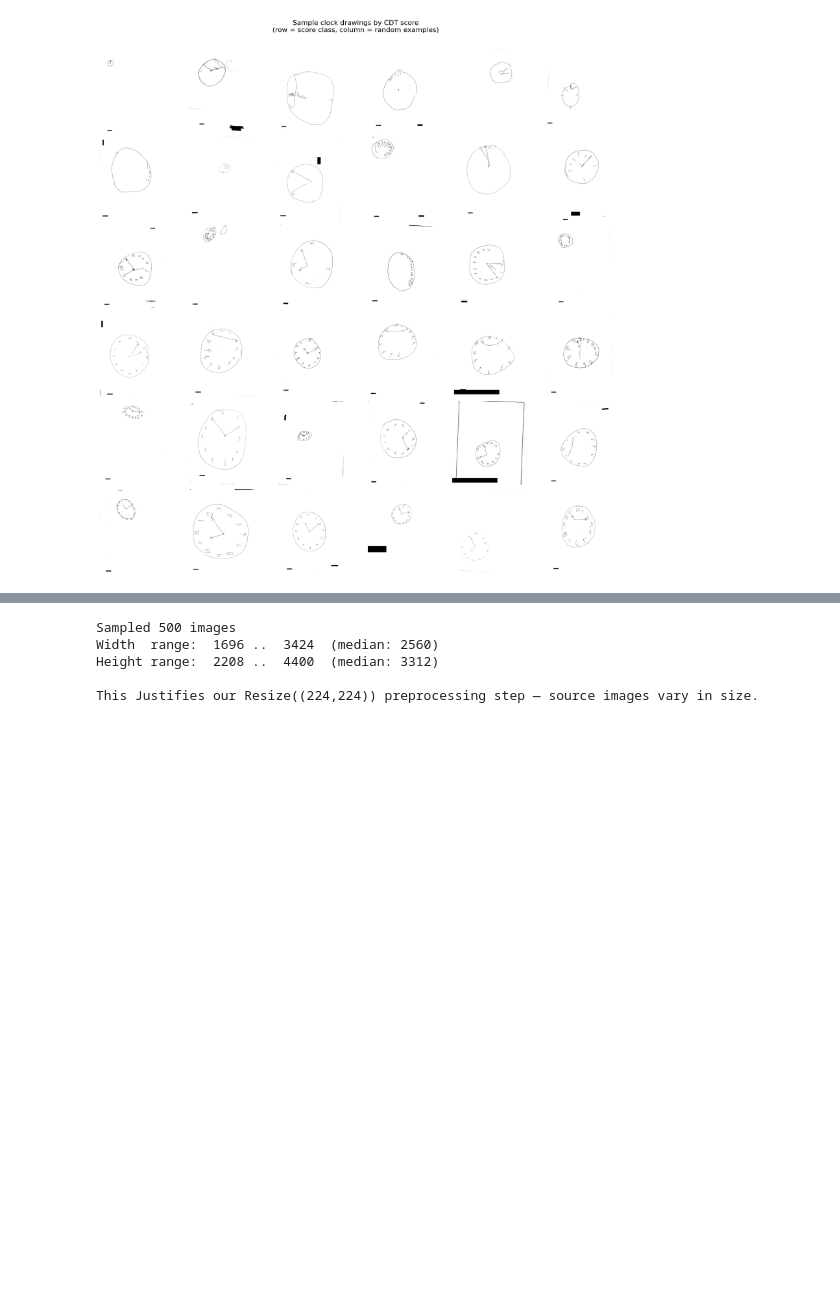
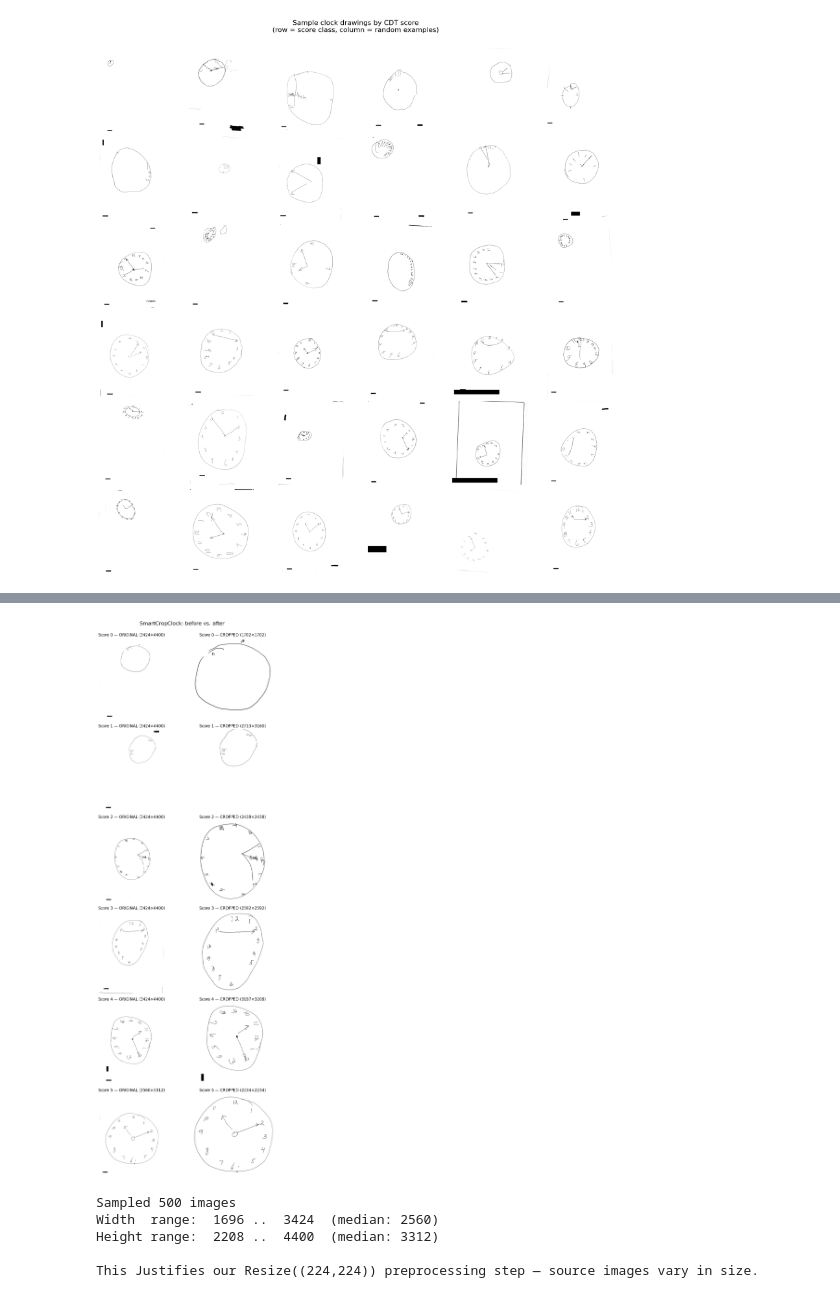
Before and after one commit to wiambenadder/cdt-alzheimer-screening, a Jupyter notebook: notebooks/01_data_exploration.ipynb, the cells around one changed output, grey strips where cells are left out. Cells and saved outputs as stored; diff of their text form; code cells hidden in the pictures; blank space fills up the shorter version.

```diff
--- a/notebooks/01_data_exploration.ipynb
+++ b/notebooks/01_data_exploration.ipynb
@@ -212,3 +359,36 @@ plt.show()
+# %%
+# we restart the module cache so we pick up the new SmartCropClock
+import importlib, src.augmentation
+importlib.reload(src.augmentation)
+from src.augmentation import SmartCropClock
+
+# we can have a before-and-after for 6 samples (one per class)
+fig, axes = plt.subplots(6, 2, figsize=(10, 24))
+crop = SmartCropClock()
+
+samples_one_per_class = (
+    df_local.groupby('cdt_score').apply(lambda g: g.sample(1, random_state=7))
+            .reset_index(drop=True)
+)
+
+for i, row in samples_one_per_class.iterrows():
+    img = Image.open(row['image_path'])
+    cropped = crop(img)
+
+    axes[i, 0].imshow(img, cmap='gray')
+    axes[i, 0].set_title(f'Score {row["cdt_score"]} — ORIGINAL ({img.size[0]}×{img.size[1]})')
+    axes[i, 0].axis('off')
+
+    axes[i, 1].imshow(cropped, cmap='gray')
+    axes[i, 1].set_title(f'Score {row["cdt_score"]} — CROPPED ({cropped.size[0]}×{cropped.size[1]})')
+    axes[i, 1].axis('off')
+
+plt.suptitle('SmartCropClock: before vs. after', fontsize=16, y=1.00)
+plt.tight_layout()
+plt.savefig(cfg.RESULTS_DIR / 'smartcrop_before_after.png', dpi=120, bbox_inches='tight')
+plt.show()
+# %% [output]
+[figure, added]
 # %%
 # we check image size variation
 # to check if we need to resize during the preprocessing
```
Also changed, not shown: parts of 4 cells of this notebook.
